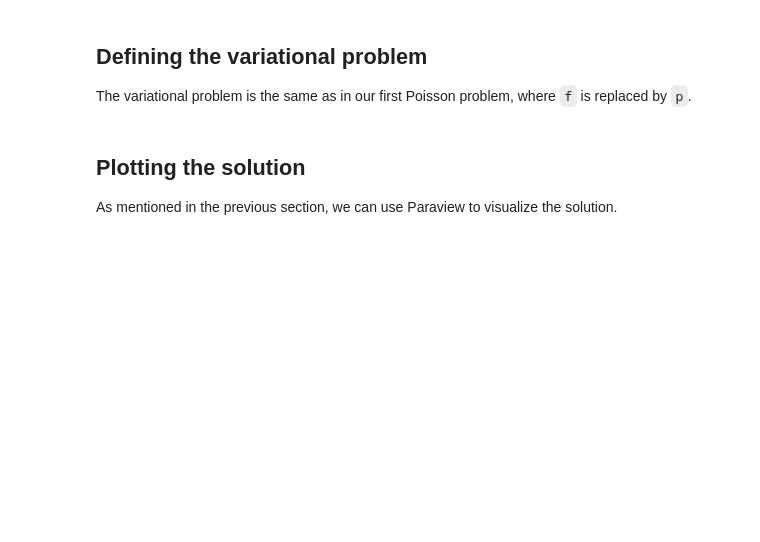
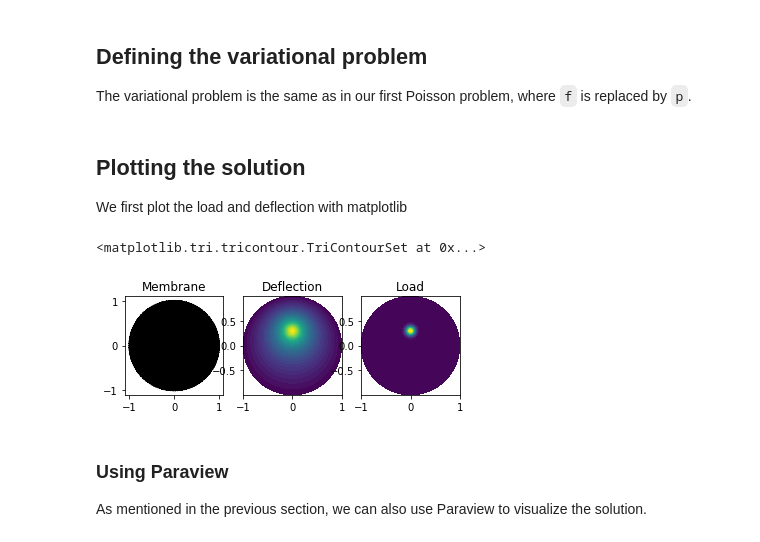
Before and after one commit to jorgensd/dolfinx-tutorial, a Jupyter notebook: chapter1/membrane_code.ipynb, the cells around one changed output. Saved outputs shown, nothing was run; the diff lists cells and outputs as text; code cells hidden in the pictures; blank space fills up the shorter version.

Commit message:
Added matplotlib solution

```diff
--- a/chapter1/membrane_code.ipynb
+++ b/chapter1/membrane_code.ipynb
@@ -121,9 +121,28 @@ a = ufl.dot(ufl.grad(u), ufl.grad(v))*ufl.dx
 L = p*v*ufl.dx
 uh = dolfinx.Function(V)
 dolfinx.solve(a==L, uh, bc)
+# %% [markdown]
+## Plotting the solution
+We first plot the load and deflection with matplotlib
+# %%
+import matplotlib.pyplot as plt
+import dolfinx.plotting
+fig, (ax1, ax2, ax3) = plt.subplots(1, 3)
+# Select first subfigure
+plt.sca(ax1)
+dolfinx.plotting.plot(mesh, title="Membrane", color="k")
+# Select second subfigure
+plt.sca(ax2)
+dolfinx.plotting.plot(uh, title="Deflection")
+# Select third subfigure
+plt.sca(ax3)
+dolfinx.plotting.plot(p, title="Load")
+# %% [output]
+<matplotlib.tri.tricontour.TriContourSet at 0x...>
+[figure, added]
 # %% [markdown]
-## Plotting the solution
-As mentioned in the previous section, we can use Paraview to visualize the solution.
+### Using Paraview
+As mentioned in the previous section, we can also use Paraview to visualize the solution.
 # %%
 import dolfinx.io
 p.name = "Load"
```
